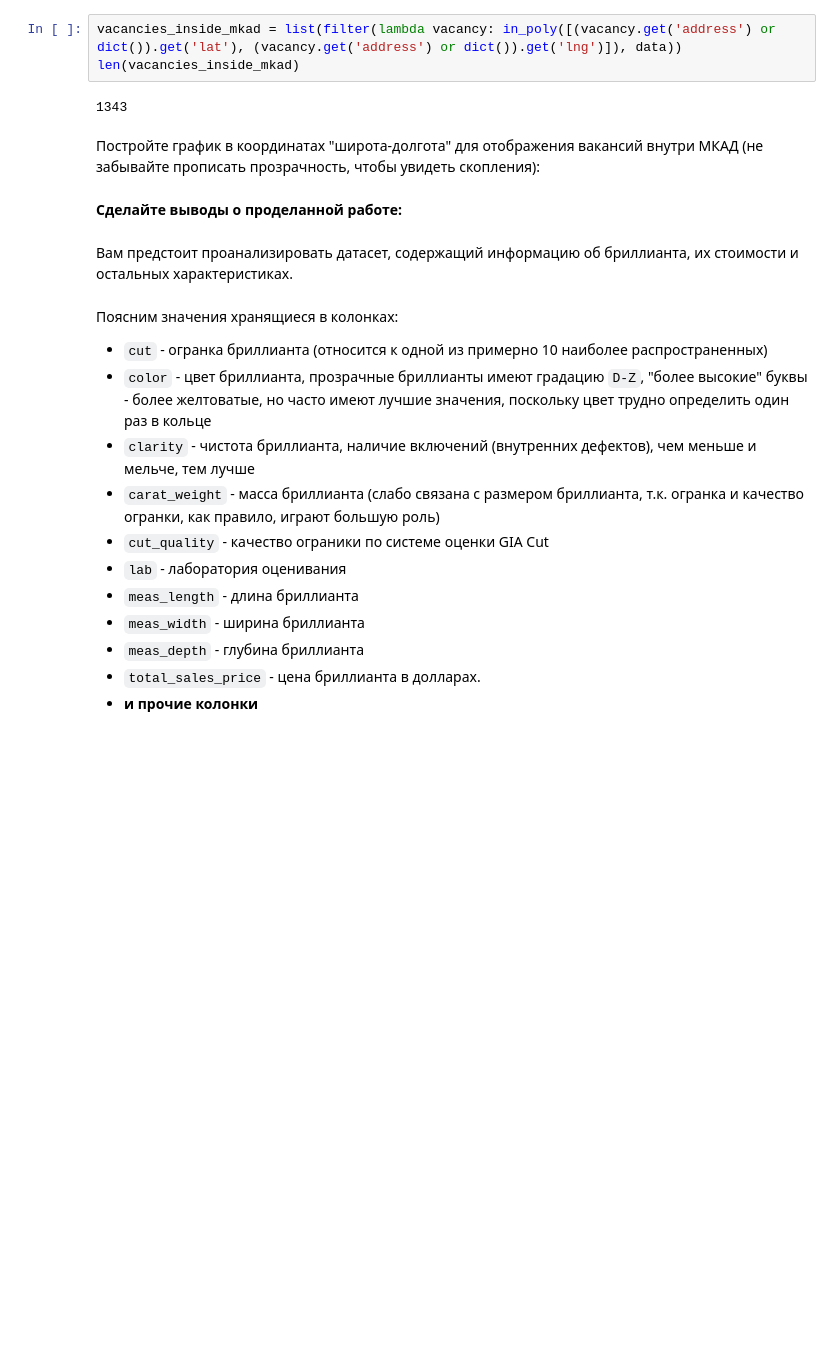
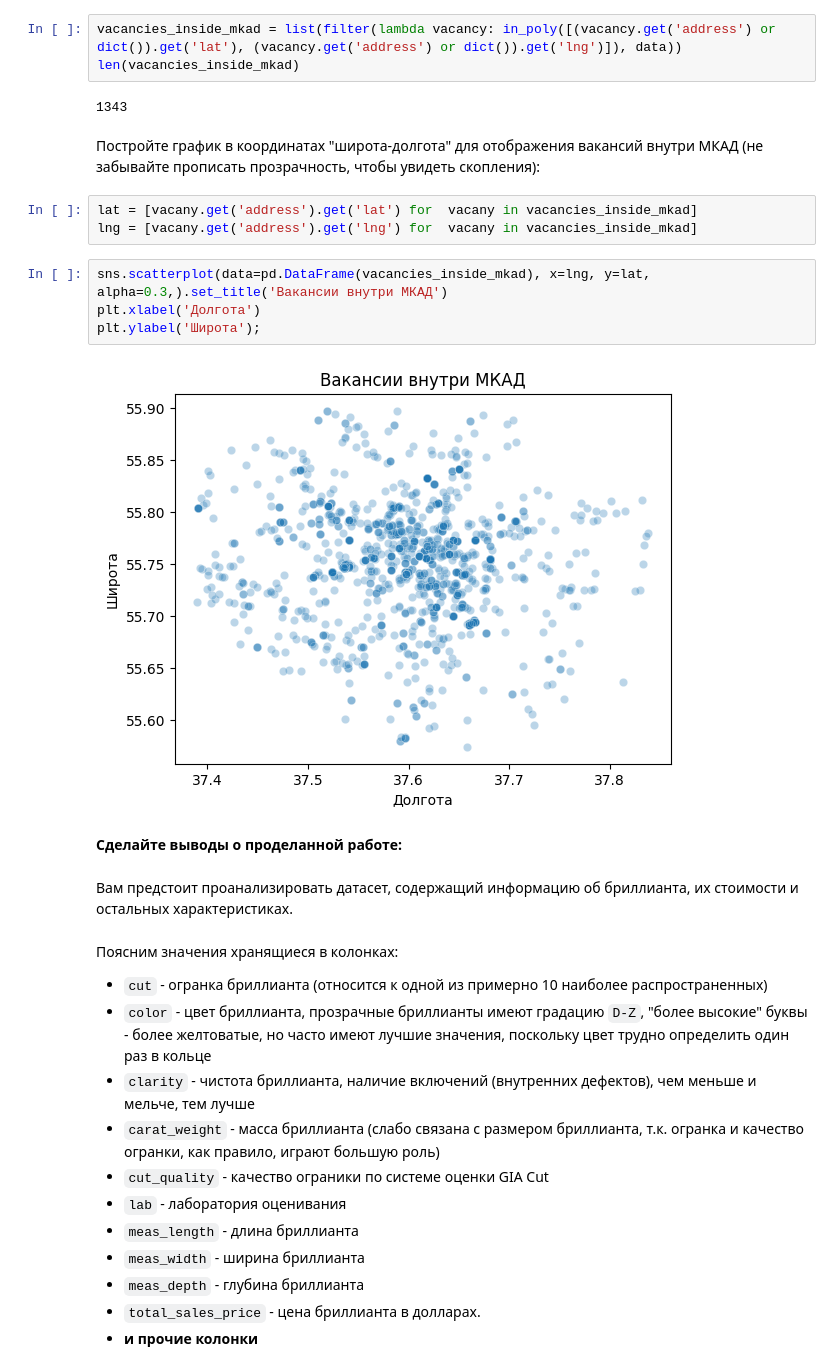
Before and after one commit to aleks-haksly/Postypashka, a Jupyter notebook: DA/01 HW/HW_1.ipynb, the cells around one changed output. Saved outputs shown, nothing was run; the diff lists cells and outputs as text; blank space fills up the shorter version.

```diff
--- a/DA/01 HW/HW_1.ipynb
+++ b/DA/01 HW/HW_1.ipynb
@@ -372,6 +372,15 @@ len(vacancies_inside_mkad)
 1343
 # %% [markdown]
 Постройте график в координатах "широта-долгота" для отображения вакансий внутри МКАД (не забывайте прописать прозрачность, чтобы увидеть скопления):
+# %%
+lat = [vacany.get('address').get('lat') for  vacany in vacancies_inside_mkad]
+lng = [vacany.get('address').get('lng') for  vacany in vacancies_inside_mkad]
+# %%
+sns.scatterplot(data=pd.DataFrame(vacancies_inside_mkad), x=lng, y=lat, alpha=0.3,).set_title('Вакансии внутри МКАД')
+plt.xlabel('Долгота')
+plt.ylabel('Широта');
+# %% [output]
+[figure, added]
 # %% [markdown]
 **Сделайте выводы о проделанной работе:**
 # %% [markdown]
```
